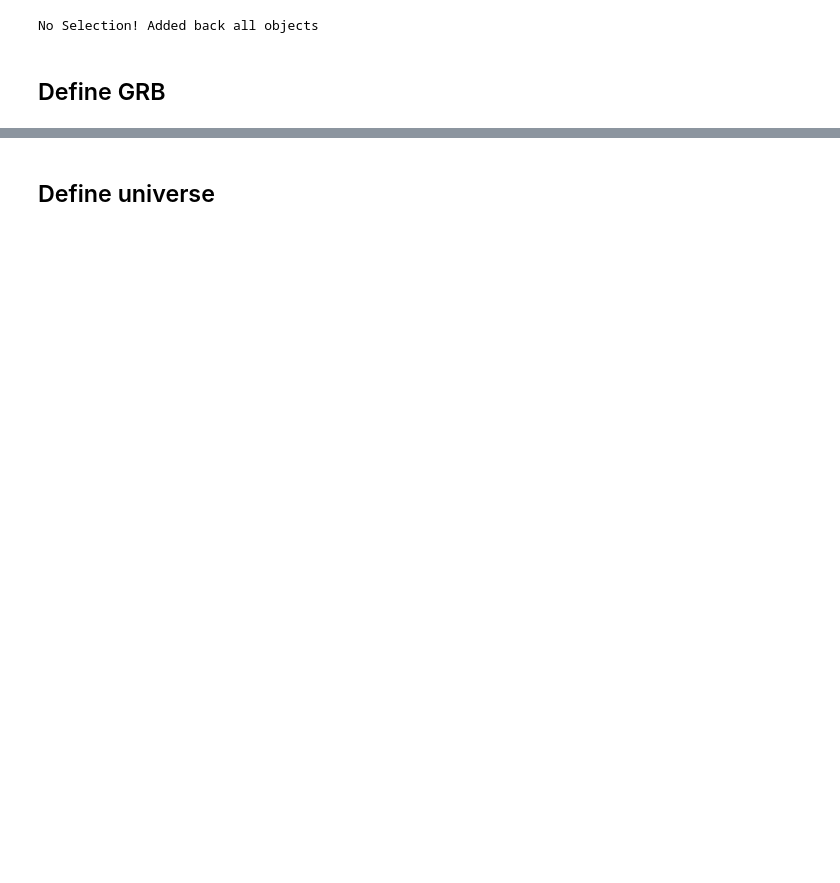
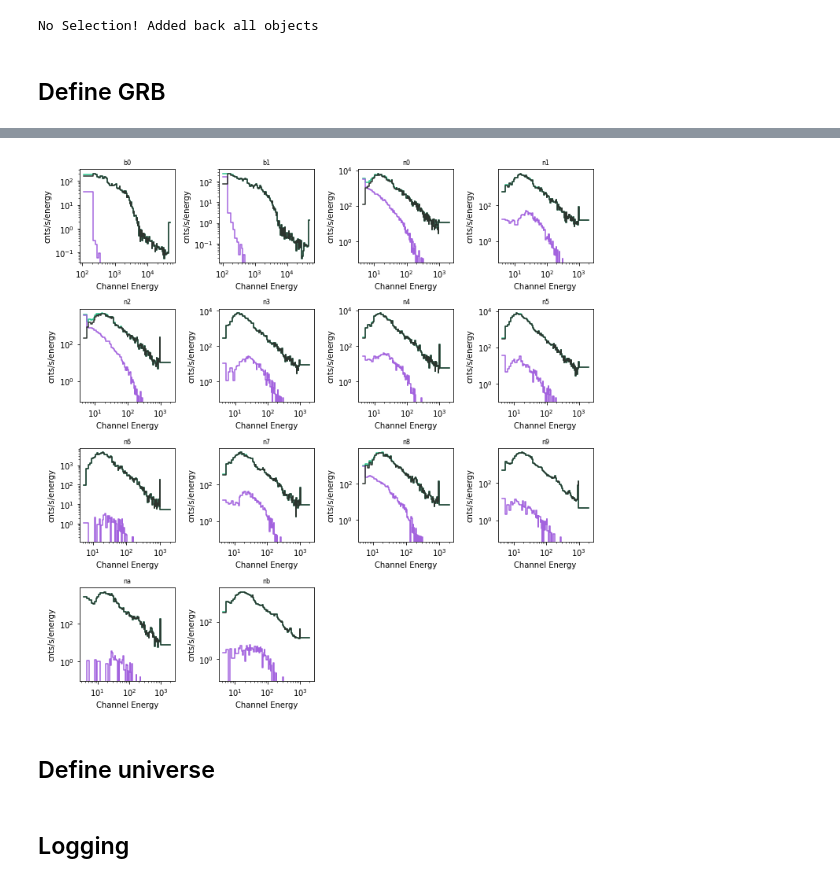
Before and after one commit to grburgess/zusammen, a Jupyter notebook: examples/single_grb.ipynb, the cells around one changed output, grey strips where cells are left out. Cells and saved outputs as stored; diff of their text form; code cells hidden in the pictures; blank space fills up the shorter version.

```diff
--- a/examples/single_grb.ipynb
+++ b/examples/single_grb.ipynb
@@ -150,3 +168,29 @@ Text(0, 0.5, 'flux')
+# %%
+fig, axes = plt.subplots(4,4,sharex=False,sharey=False,figsize=(10,10))
+row=0
+col = 0
+
+for k, v in grb_reload.items():
+    ax = axes[row][col]
+
+    lightcurve = v['lightcurve']
+
+    lightcurve.display_count_spectrum(tmin=0, tmax=5, ax=ax,color='#25C68C')
+    lightcurve.display_count_spectrum_source(tmin=0, tmax=5, ax=ax,color="#A363DE")
+    lightcurve.display_count_spectrum_background(tmin=0, tmax=5, ax=ax, color="#2C342E")
+    ax.set_title(k,size=8)
+
+    if col < 3:
+        col+=1
+    else:
+        row+=1
+        col=0
+
+axes[3,2].set_visible(False)
+axes[3,3].set_visible(False)
+plt.tight_layout()
+# %% [output]
+[figure, added]
 # %% [markdown]
 ## Define universe
 # %%
@@ -155,0 +200,2 @@ universe = GBM_CPL_Universe('data/single_grb.h5', save_path="/data")
+# %% [markdown]
+## Logging
```
Also changed, not shown: parts of 14 cells of this notebook.
